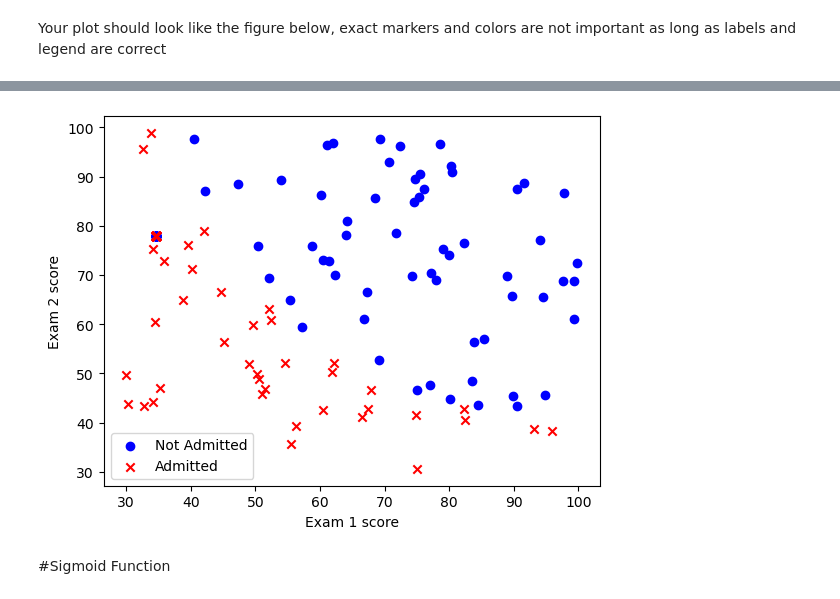
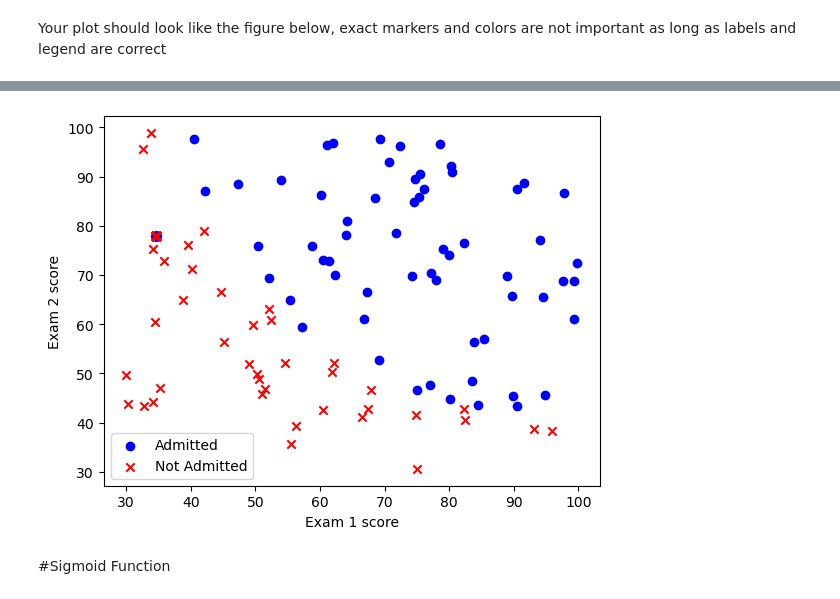
Before and after one commit to sjhjrcode/AI, a Jupyter notebook: Homework - 3/Part 1/Homework_3_Question_1.ipynb, the cells around one changed output, grey strips where cells are left out. Cells and saved outputs as stored; diff of their text form; code cells hidden in the pictures.

```diff
--- a/Homework - 3/Part 1/Homework_3_Question_1.ipynb
+++ b/Homework - 3/Part 1/Homework_3_Question_1.ipynb
@@ -62,17 +62,17 @@ Your plot should look like the figure below, exact markers and colors are not im
 # %%
 #Import relevant library to plot the data
 from pylab import scatter, show, legend, xlabel, ylabel
 pos = np.where(y == 1)
 neg = np.where(y == 0)
 scatter(X[pos, 0], X[pos, 1], marker='o', c='b')
 #print(X[pos, 0], X[pos, 1])
 scatter(X[neg, 0], X[neg, 1], marker='x', c='r')
 xlabel('Exam 1 score')
 ylabel('Exam 2 score')
-legend(['Not Admitted', 'Admitted'])
+legend(['Admitted', 'Not Admitted'])
 show()
 # %% [output]
-[figure, old version]
+[figure, new version]
 # %% [markdown]
 #Sigmoid Function
 # %% [markdown]
```
Also changed, not shown: parts of 3 cells of this notebook, 4 other files.
